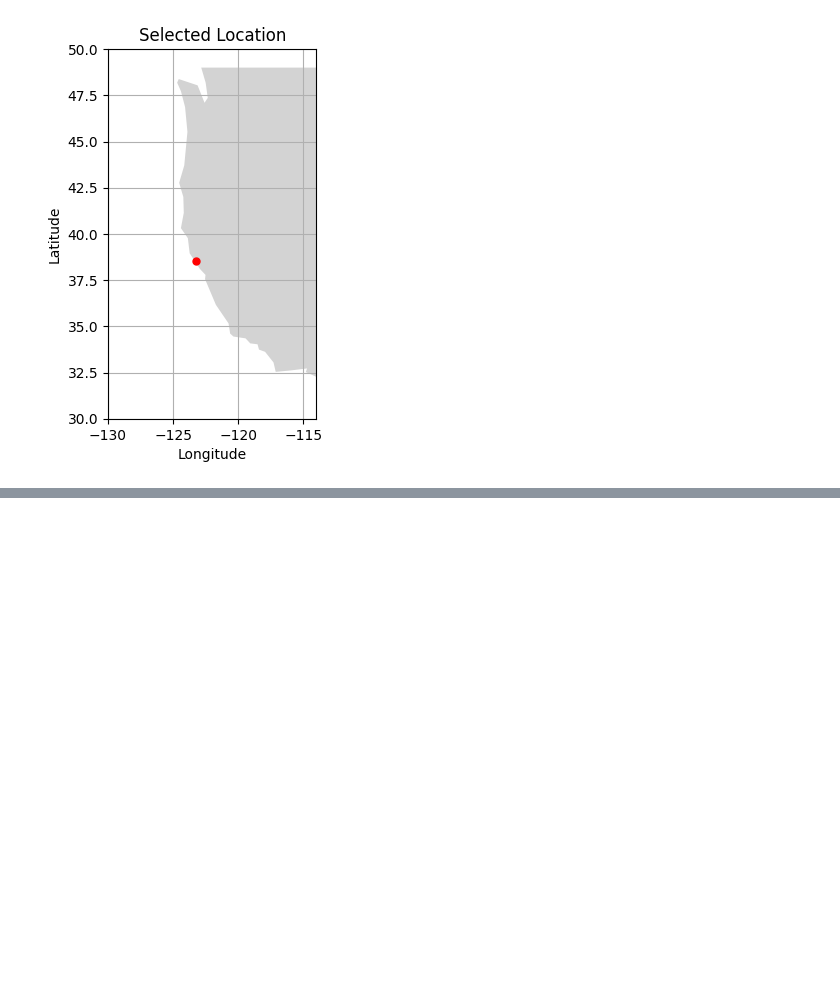
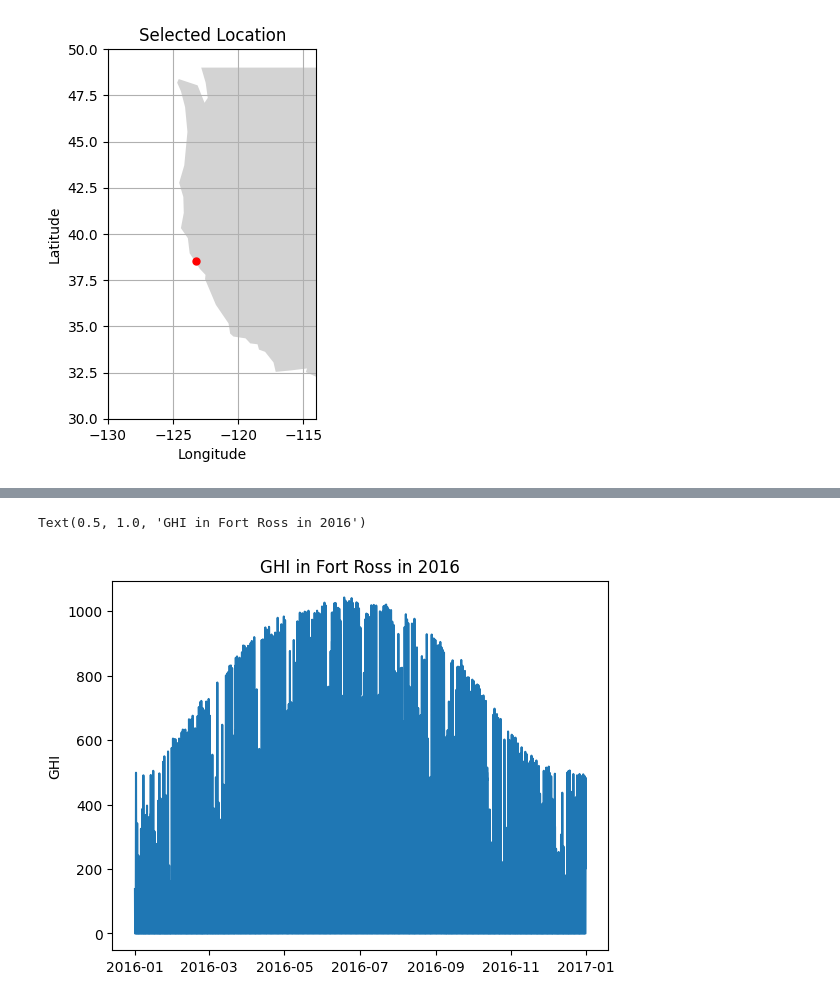
Before and after one commit to bbukaty/heat-wave-analysis, a Jupyter notebook: 01_yearly_ghi.ipynb, the cells around one changed output, grey strips where cells are left out. Cells and saved outputs as stored; diff of their text form; code cells hidden in the pictures; blank space fills up the shorter version.

```diff
--- a/01_yearly_ghi.ipynb
+++ b/01_yearly_ghi.ipynb
@@ -179,0 +70,7 @@ else:
+# %%
+plt.plot(ghi_series.index, ghi_series)
+plt.ylabel("GHI")
+plt.title(f"GHI in {site['name']} in {DATA_YEAR}")
+# %% [output]
+Text(0.5, 1.0, 'GHI in Fort Ross in 2016')
+[figure, added]
```
Also changed, not shown: parts of 13 cells of this notebook, 9 other files.
